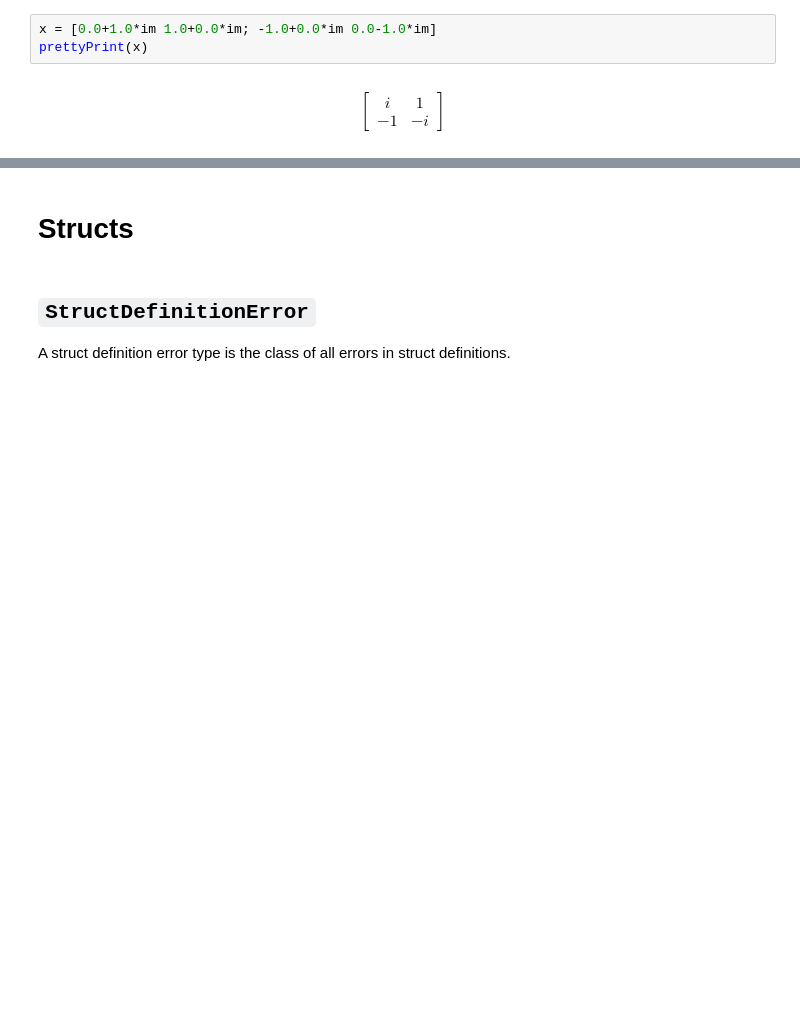
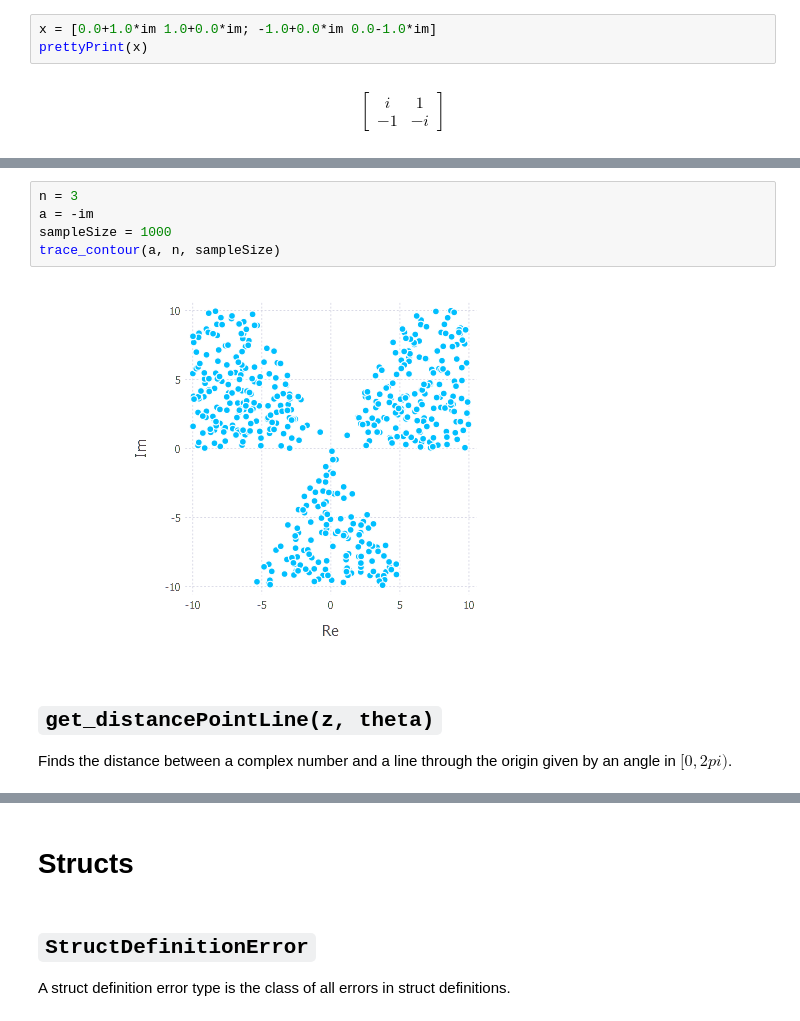
Before and after one commit to largecats/capstone-project, a Jupyter notebook: work_in_julia/The Fokas method.ipynb, the cells around one changed output, grey strips where cells are left out. Cells and saved outputs as stored; diff of their text form; blank space fills up the shorter version.

```diff
--- a/work_in_julia/The Fokas method.ipynb
+++ b/work_in_julia/The Fokas method.ipynb
@@ -823,0 +863,11 @@ separate_real_imag (generic function with 1 method)
+# %%
+n = 3
+a = -im
+sampleSize = 1000
+trace_contour(a, n, sampleSize)
+# %% [output]
+[figure, added]
+# %% [markdown]
+## `get_distancePointLine(z, theta)`
+
+Finds the distance between a complex number and a line through the origin given by an angle in $[0,2pi)$.
```
Also changed, not shown: parts of 242 cells of this notebook, 2 other files.
